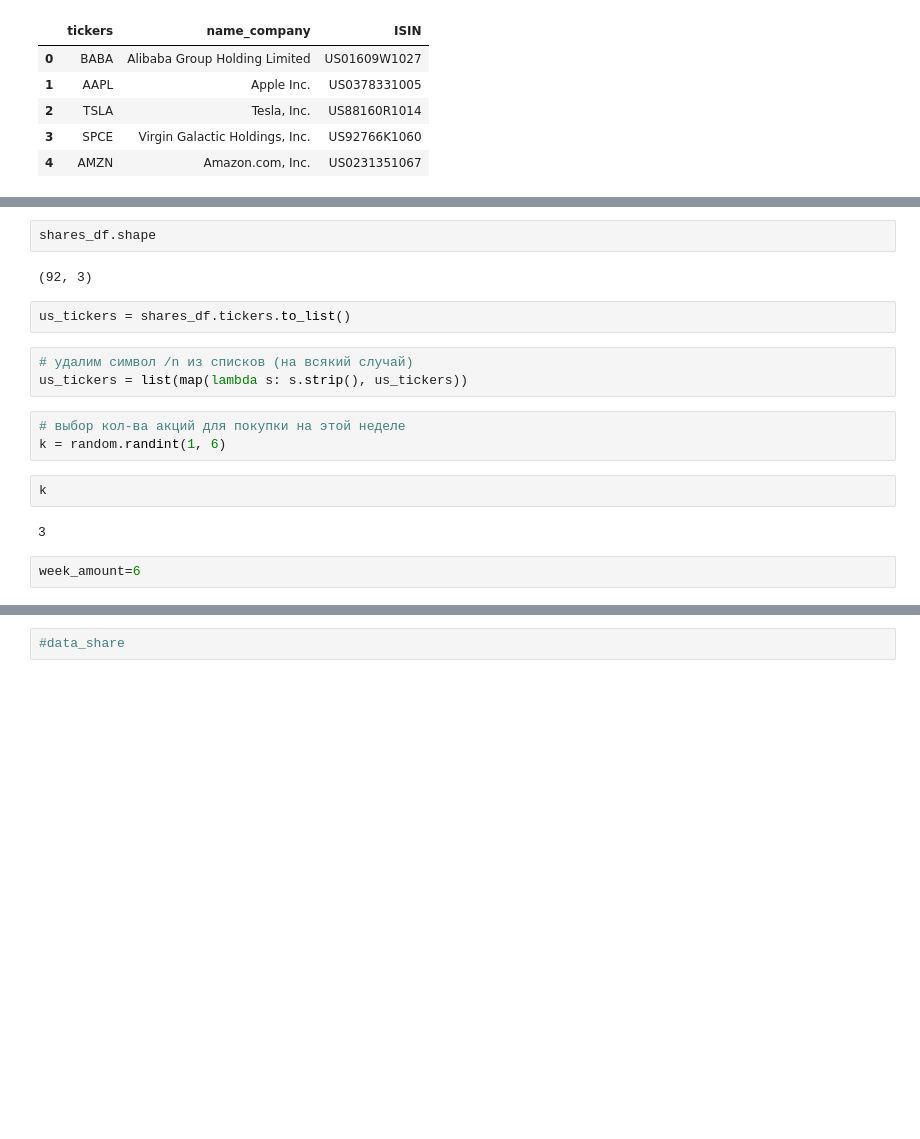
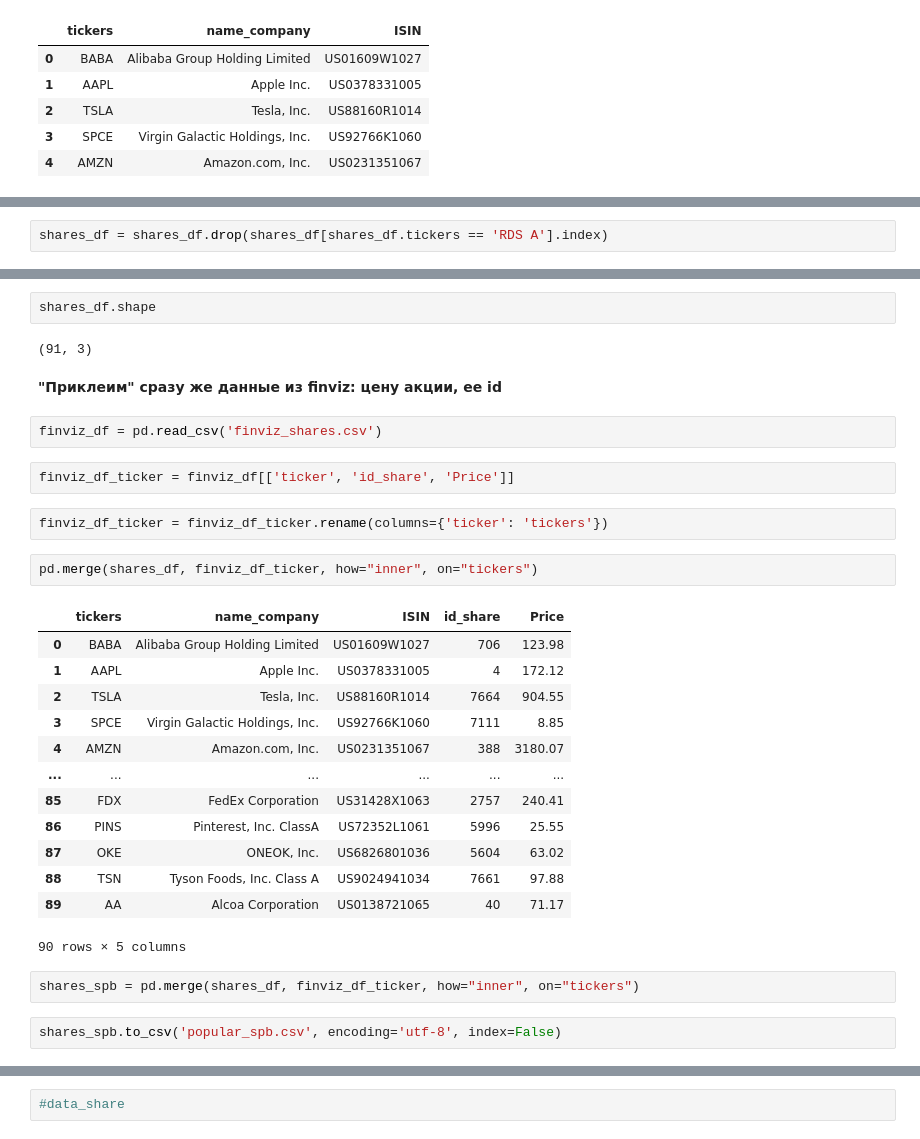
Before and after one commit to lyutov89/Project_share_recommendation, a Jupyter notebook: interactions/interactions.ipynb, the cells around one changed output, grey strips where cells are left out. Drawn from its saved outputs; the diff is of its cells as text; blank space fills up the shorter version.

```diff
--- a/interactions/interactions.ipynb
+++ b/interactions/interactions.ipynb
@@ -135,0 +146,2 @@ shares_df.head()
+# %%
+shares_df = shares_df.drop(shares_df[shares_df.tickers == 'RDS A'].index)
@@ -136,18 +164,32 @@ shares_df.head()
 # %%
 shares_df.shape
 # %% [output]
-(92, 3)
+(91, 3)
-# %%
-us_tickers = shares_df.tickers.to_list()
-# %%
-# удалим символ /n из списков (на всякий случай)
-us_tickers = list(map(lambda s: s.strip(), us_tickers))
-# %%
-# выбор кол-ва акций для покупки на этой неделе
-k = random.randint(1, 6)
-# %%
-k
-# %% [output]
-3
-# %%
-week_amount=6
+# %% [markdown]
+__"Приклеим" сразу же данные из finviz: цену акции, ee id__
+# %%
+finviz_df = pd.read_csv('finviz_shares.csv')
+# %%
+finviz_df_ticker = finviz_df[['ticker', 'id_share', 'Price']]
+# %%
+finviz_df_ticker = finviz_df_ticker.rename(columns={'ticker': 'tickers'})
+# %%
+pd.merge(shares_df, finviz_df_ticker, how="inner", on="tickers")
+# %% [output]
+|  | tickers | name_company | ISIN | id_share | Price |
+| 0 | BABA | Alibaba Group Holding Limited | US01609W1027 | 706 | 123.98 |
+| 1 | AAPL | Apple Inc. | US0378331005 | 4 | 172.12 |
+| 2 | TSLA | Tesla, Inc. | US88160R1014 | 7664 | 904.55 |
+| 3 | SPCE | Virgin Galactic Holdings, Inc. | US92766K1060 | 7111 | 8.85 |
+| 4 | AMZN | Amazon.com, Inc. | US0231351067 | 388 | 3180.07 |
+| ... | ... | ... | ... | ... | ... |
+| 85 | FDX | FedEx Corporation | US31428X1063 | 2757 | 240.41 |
+| 86 | PINS | Pinterest, Inc. ClassA | US72352L1061 | 5996 | 25.55 |
+| 87 | OKE | ONEOK, Inc. | US6826801036 | 5604 | 63.02 |
+| 88 | TSN | Tyson Foods, Inc. Class A | US9024941034 | 7661 | 97.88 |
+| 89 | AA | Alcoa Corporation | US0138721065 | 40 | 71.17 |
+90 rows × 5 columns
+# %%
+shares_spb = pd.merge(shares_df, finviz_df_ticker, how="inner", on="tickers")
+# %%
+shares_spb.to_csv('popular_spb.csv', encoding='utf-8', index=False)
```
Also changed, not shown: parts of 24 cells of this notebook, 3 other files.
